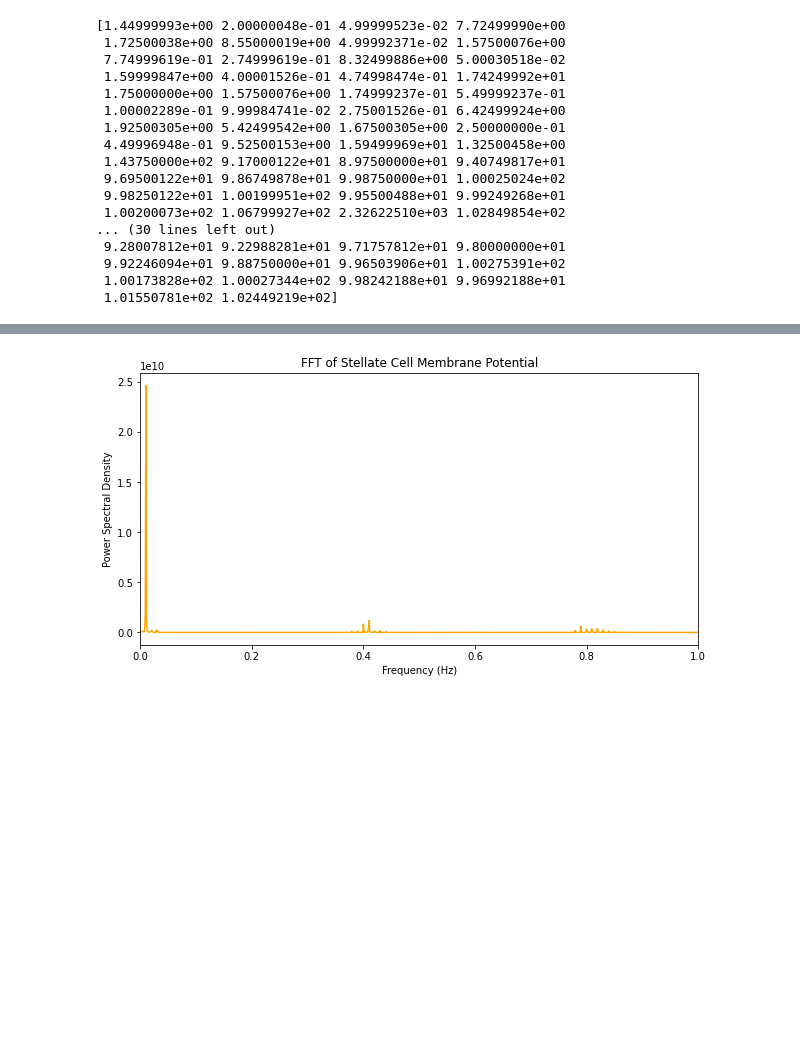
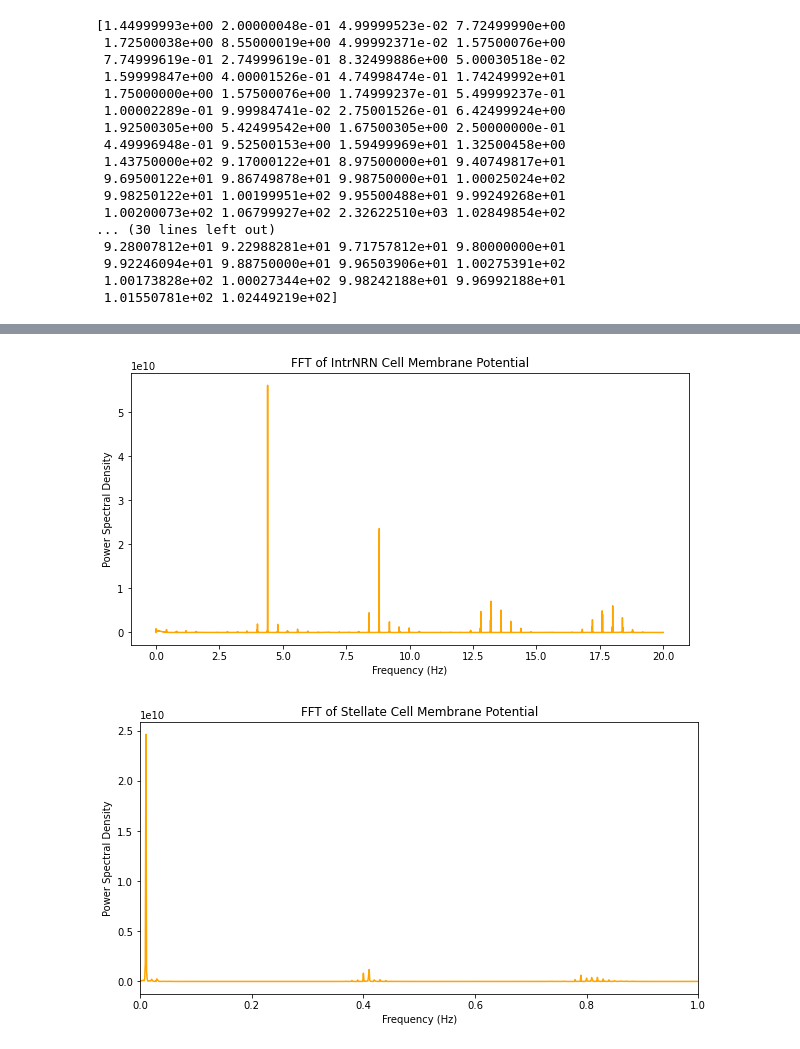
Before and after one commit to tiny-infinity/GridCellsTheta, a Jupyter notebook: analysis/PHPC/PHPC-DEMO-S-s-1a.ipynb, the cells around one changed output, grey strips where cells are left out. Cells and saved outputs as stored; diff of their text form; code cells hidden in the pictures; blank space fills up the shorter version.

```diff
--- a/analysis/PHPC/PHPC-DEMO-S-s-1a.ipynb
+++ b/analysis/PHPC/PHPC-DEMO-S-s-1a.ipynb
@@ -129,3 +130,16 @@ ax[0].set_xlim(8000,10000)
+# %%
+intrnrn_v_sig = intrnrn_v
+fft_freq,fft_sig,fft_psd = a_utils.calc_fft(intrnrn_v_sig[-1], params['dt'])
+plt.figure(figsize=(10,5))
+plt.plot(fft_freq, fft_psd, color='orange')
+#plt.xlim(0,1)
+#plt.ylim(1e-7,1e2)
+plt.xlabel('Frequency (Hz)')
+plt.ylabel('Power Spectral Density')
+plt.title('FFT of IntrNRN Cell Membrane Potential')
+plt.show()
+# %% [output]
+[figure, added]
 # %%
 stell_v_sig = stellate_v
 fft_freq,fft_sig,fft_psd = a_utils.calc_fft(stell_v_sig[0], params['dt'])
```
Also changed, not shown: parts of 1 cell of this notebook.
